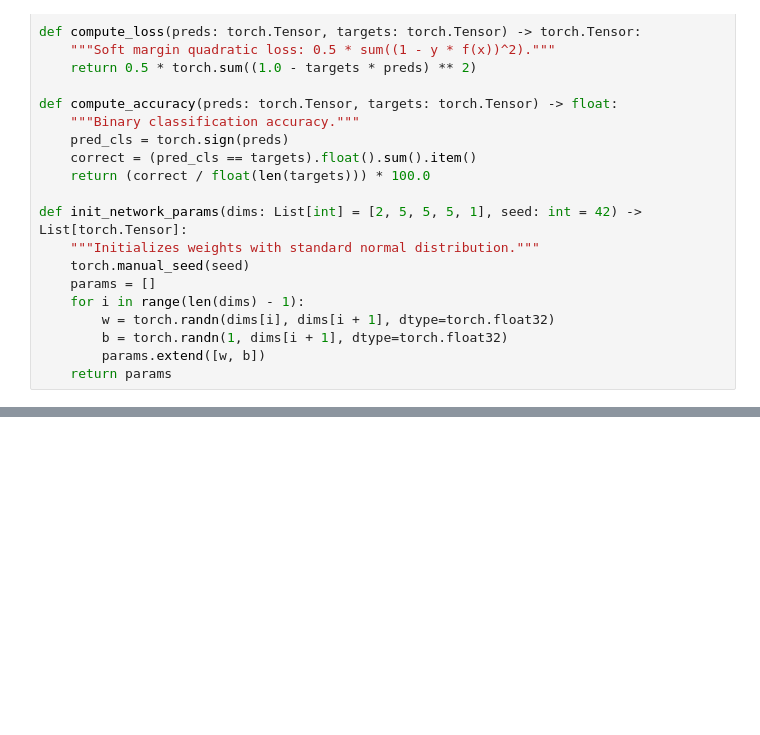
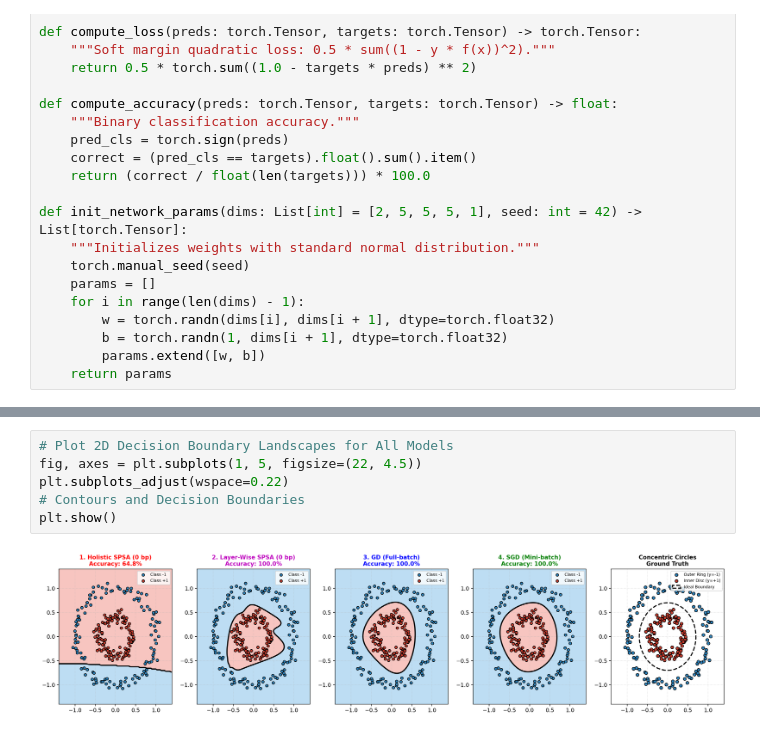
Before and after one commit to Ananth170404/SPSA-Paper-Implementation, a Jupyter notebook: demo/implementation demonstration/spsa_demonstration.ipynb, the cells around one changed output, grey strips where cells are left out. Cells and saved outputs as stored; diff of their text form; blank space fills up the shorter version.

```diff
--- a/demo/implementation demonstration/spsa_demonstration.ipynb
+++ b/demo/implementation demonstration/spsa_demonstration.ipynb
@@ -594,3 +427,11 @@ plt.show()
+# %%
+# Plot 2D Decision Boundary Landscapes for All Models
+fig, axes = plt.subplots(1, 5, figsize=(22, 4.5))
+plt.subplots_adjust(wspace=0.22)
+# Contours and Decision Boundaries
+plt.show()
+# %% [output]
+[figure, added]
 # %% [markdown]
 ## 4. Scientific Verification of ICANN 2018 Paper Claims (Wulff et al.)
 
```
Also changed, not shown: parts of 13 cells of this notebook, 10 other files.
